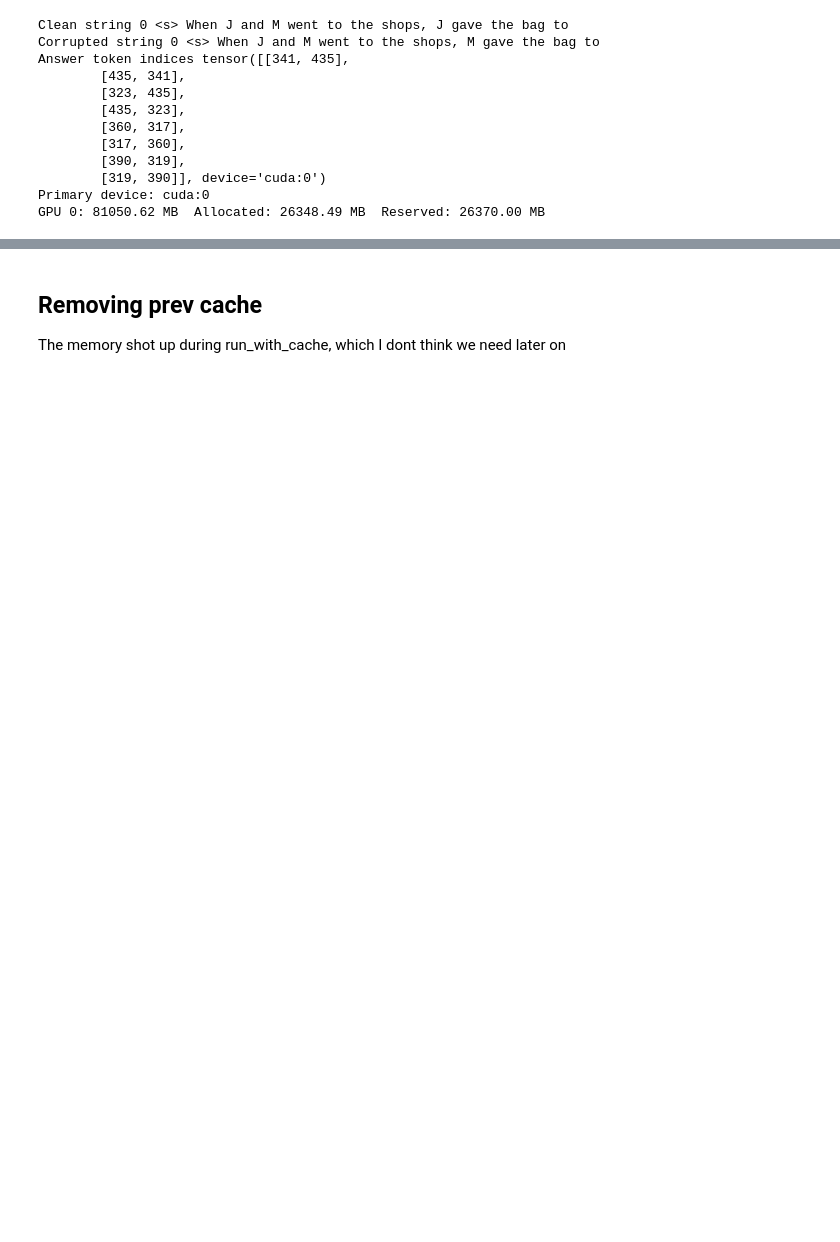
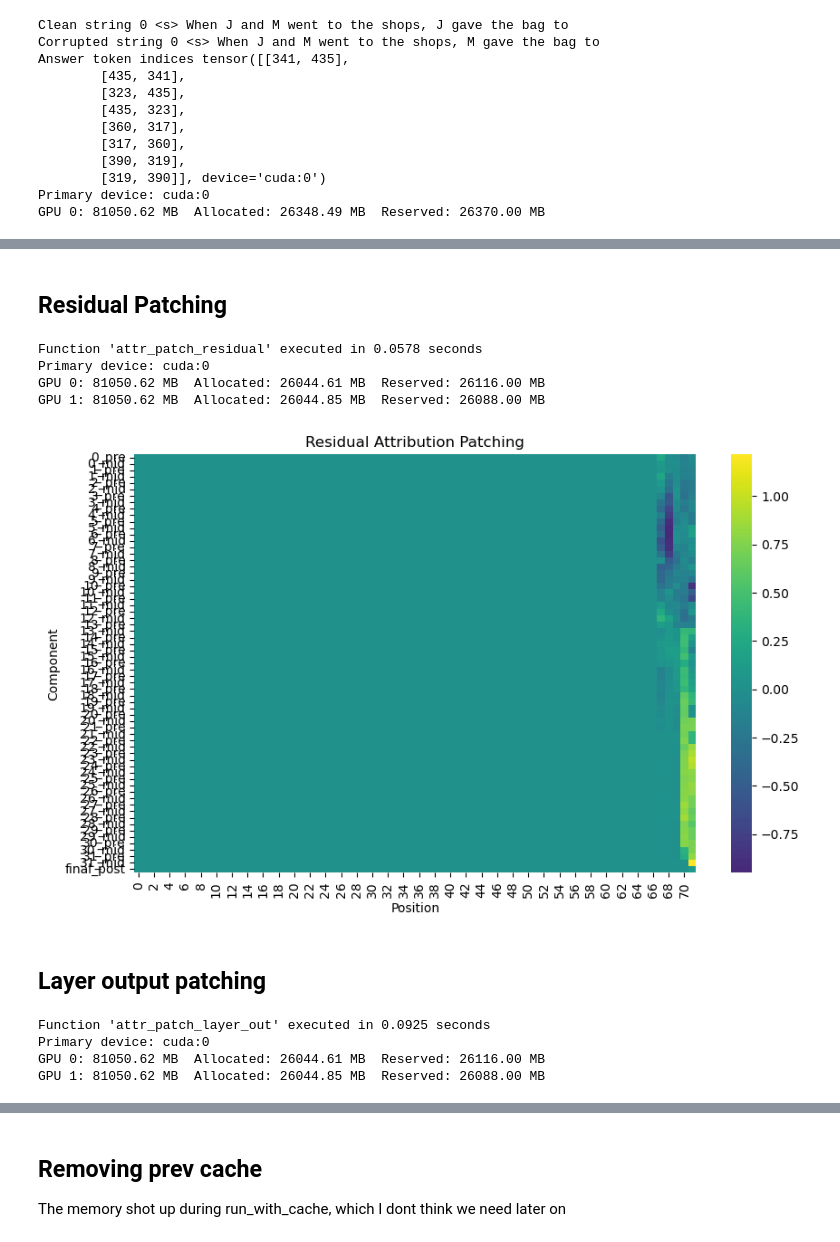
Before and after one commit to NainaniJatinZ/MechInterpCodeLLMs, a Jupyter notebook: experiments/InfoRetrieval/AttributionPatching.ipynb, the cells around one changed output, grey strips where cells are left out. Saved outputs shown, nothing was run; the diff lists cells and outputs as text; code cells hidden in the pictures; blank space fills up the shorter version.

Commit message:
Updating ActivationCache and Batch 1 experiments

```diff
--- a/experiments/InfoRetrieval/AttributionPatching.ipynb
+++ b/experiments/InfoRetrieval/AttributionPatching.ipynb
@@ -158,0 +618,5 @@ GPU 0: 81050.62 MB  Allocated: 26348.49 MB  Reserved: 26370.00 MB
+# %%
+clean_first_logits, all_clean_caches = model.run_with_cache(clean_tokens[0:1])
+all_clean_caches = all_clean_caches.to("cpu")
+clean_first_logits = clean_first_logits.to("cpu")
+check_gpu_memory()
@@ -158,0 +627,5 @@ GPU 0: 81050.62 MB  Allocated: 26348.49 MB  Reserved: 26370.00 MB
+# %%
+corr_first_logits, all_corrupted_caches = model.run_with_cache(corrupted_tokens[0:1])
+all_corrupted_caches = all_corrupted_caches.to("cpu")
+corr_first_logits = corr_first_logits.to("cpu")
+check_gpu_memory()
@@ -158,0 +754,14 @@ GPU 0: 81050.62 MB  Allocated: 26348.49 MB  Reserved: 26370.00 MB
+# %%
+CLEAN_BASELINE = 0.9814  #clean_logit_diff
+CORRUPTED_BASELINE = -0.9814  #corrupted_logit_diff
+
+def ioi_metric(logits, answer_token_indices=answer_token_indices):
+    logits = logits.to(device)
+    torch.cuda.empty_cache()
+    return (get_logit_diff(logits, answer_token_indices) - CORRUPTED_BASELINE) / (
+        CLEAN_BASELINE - CORRUPTED_BASELINE
+    )
+
+# print(f"Clean Baseline is 1: {ioi_metric(final_clean_logits).item():.4f}")
+# print(f"Corrupted Baseline is 0: {ioi_metric(final_corrupted_logits).item():.4f}")
+# check_gpu_memory()
@@ -158,0 +865,39 @@ GPU 0: 81050.62 MB  Allocated: 26348.49 MB  Reserved: 26370.00 MB
+# %% [markdown]
+## Residual Patching
+# %%
+residual_attr, residual_labels = attr_patch_residual(
+    clean_cache, corrupted_cache, corrupted_grad_cache, "cpu"
+)
+check_gpu_memory()
+# %% [output]
+Function 'attr_patch_residual' executed in 0.0578 seconds
+Primary device: cuda:0
+GPU 0: 81050.62 MB  Allocated: 26044.61 MB  Reserved: 26116.00 MB
+GPU 1: 81050.62 MB  Allocated: 26044.85 MB  Reserved: 26088.00 MB
+# %%
+import numpy as np
+import matplotlib.pyplot as plt
+import seaborn as sns
+
+# Plotting the heatmap
+plt.figure(figsize=(10, 6))
+sns.heatmap(residual_attr.detach().numpy(), yticklabels=residual_labels, annot=False, cmap='viridis', center=0)
+
+plt.xlabel('Position')
+plt.ylabel('Component')
+plt.title('Residual Attribution Patching')
+plt.show()
+# %% [output]
+[figure, added]
+# %% [markdown]
+## Layer output patching
+# %%
+layer_out_attr, layer_out_labels = attr_patch_layer_out(
+    clean_cache, corrupted_cache, corrupted_grad_cache, "cpu"
+)
+check_gpu_memory()
+# %% [output]
+Function 'attr_patch_layer_out' executed in 0.0925 seconds
+Primary device: cuda:0
+GPU 0: 81050.62 MB  Allocated: 26044.61 MB  Reserved: 26116.00 MB
+GPU 1: 81050.62 MB  Allocated: 26044.85 MB  Reserved: 26088.00 MB
```
Also changed, not shown: parts of 66 cells of this notebook, 2 other files.
